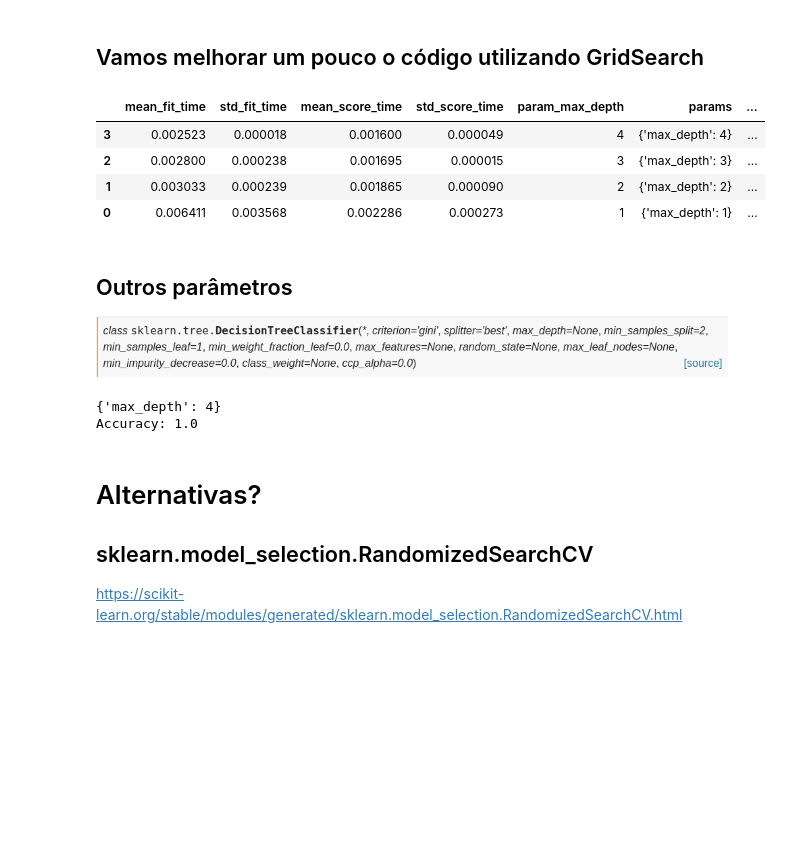
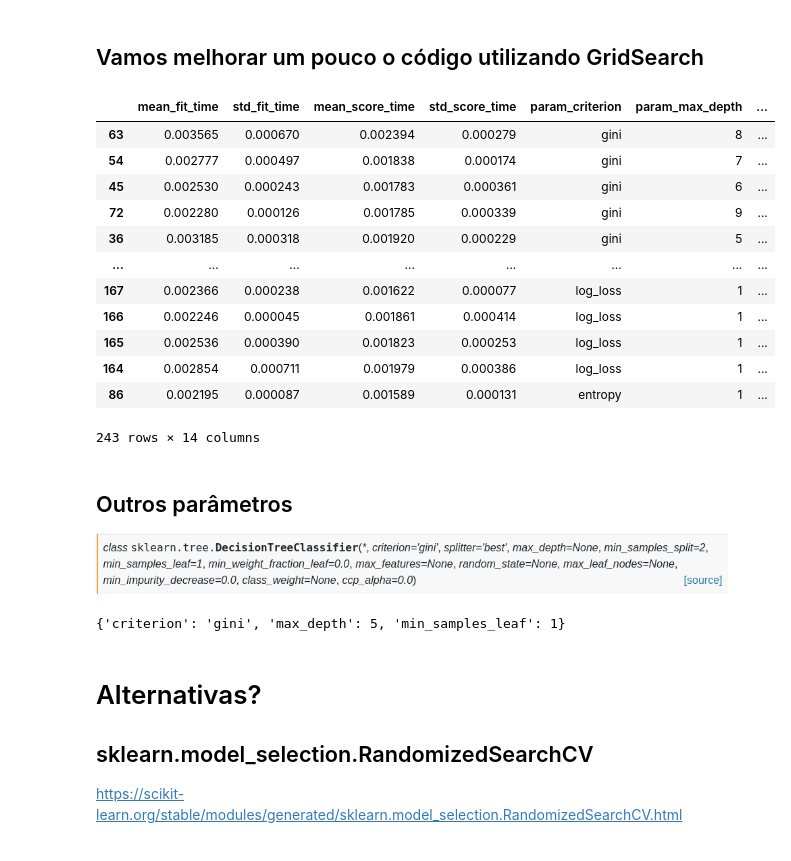
Before and after one commit to Neiva04/Inteligencia-Computacional, a Jupyter notebook: Notes/Hyperparameter_Search.ipynb, the cells around one changed output. Drawn from its saved outputs; the diff is of its cells as text; code cells hidden in the pictures; blank space fills up the shorter version.

```diff
--- a/Notes/Hyperparameter_Search.ipynb
+++ b/Notes/Hyperparameter_Search.ipynb
@@ -83,48 +89,65 @@ from sklearn.tree import DecisionTreeClassifier
 from sklearn.model_selection import GridSearchCV
 from sklearn.metrics import accuracy_score
 
 # Define the decision tree model
 dt = DecisionTreeClassifier(random_state=42)
 
 # Define the hyperparameters to tune
 params = {
-    'max_depth': [1, 2, 3, 4]
+    #list(range(ini, fim))
+    'max_depth': [1, 2, 3, 4, 5, 6 , 7, 8, 9],
+    'min_samples_leaf': [1, 2, 3, 4, 5, 6, 7, 8, 9],
+    'criterion': ['gini','entropy', 'log_loss']
+
 }
 
 # Use GridSearchCV to search over the hyperparameters
 # https://scikit-learn.org/stable/modules/generated/sklearn.model_selection.GridSearchCV.html
 # Parameter 'cv': Determines the cross-validation splitting strategy.
 grid_search = GridSearchCV(dt, params, cv=3, scoring='accuracy')
 grid_search.fit(X_train, y_train)
 
 # Create a dataframe from the cv_results_ attribute
 results_df = pd.DataFrame(grid_search.cv_results_)
 
 # Select only the columns that you're interested in
 # cols_to_keep = ['param_max_depth', 'mean_test_score', 'std_test_score']
 cols_to_keep = results_df.columns
 results_df = results_df[cols_to_keep]
 
 # Sort the dataframe by mean_test_score in descending order
 results_df = results_df.sort_values(by='mean_test_score', ascending=False)
 
 # Print the dataframe
 results_df
 # %% [output]
-|  | mean_fit_time | std_fit_time | mean_score_time | std_score_time | param_max_depth | params | ... |
-| 3 | 0.002523 | 0.000018 | 0.001600 | 0.000049 | 4 | {'max_depth': 4} | ... |
-| 2 | 0.002800 | 0.000238 | 0.001695 | 0.000015 | 3 | {'max_depth': 3} | ... |
-| 1 | 0.003033 | 0.000239 | 0.001865 | 0.000090 | 2 | {'max_depth': 2} | ... |
-| 0 | 0.006411 | 0.003568 | 0.002286 | 0.000273 | 1 | {'max_depth': 1} | ... |
+|  | mean_fit_time | std_fit_time | mean_score_time | std_score_time | param_criterion | param_max_depth | ... |
+| 63 | 0.003565 | 0.000670 | 0.002394 | 0.000279 | gini | 8 | ... |
+| 54 | 0.002777 | 0.000497 | 0.001838 | 0.000174 | gini | 7 | ... |
+| 45 | 0.002530 | 0.000243 | 0.001783 | 0.000361 | gini | 6 | ... |
+| 72 | 0.002280 | 0.000126 | 0.001785 | 0.000339 | gini | 9 | ... |
+| 36 | 0.003185 | 0.000318 | 0.001920 | 0.000229 | gini | 5 | ... |
+| ... | ... | ... | ... | ... | ... | ... | ... |
+| 167 | 0.002366 | 0.000238 | 0.001622 | 0.000077 | log_loss | 1 | ... |
+| 166 | 0.002246 | 0.000045 | 0.001861 | 0.000414 | log_loss | 1 | ... |
+| 165 | 0.002536 | 0.000390 | 0.001823 | 0.000253 | log_loss | 1 | ... |
+| 164 | 0.002854 | 0.000711 | 0.001979 | 0.000386 | log_loss | 1 | ... |
+| 86 | 0.002195 | 0.000087 | 0.001589 | 0.000131 | entropy | 1 | ... |
+243 rows × 14 columns
 # %% [markdown]
 ## Outros parâmetros
 
 ![image.png](embedded-picture-1)
+# %%
+grid_search.best_params_
+# %% [output]
+{'criterion': 'gini', 'max_depth': 5, 'min_samples_leaf': 1}
 # %%
 
 # Get the best hyperparameters and fit the model with them
 best_params = grid_search.best_params_
 print(best_params)
+#**best_params (chave valor)
 dt = DecisionTreeClassifier(**best_params, random_state=42)
 dt.fit(X_train, y_train)
 
@@ -132,9 +155,6 @@ dt.fit(X_train, y_train)
 y_pred = dt.predict(X_test)
 accuracy = accuracy_score(y_test, y_pred)
 print("Accuracy:", accuracy)
-# %% [output]
-{'max_depth': 4}
-Accuracy: 1.0
 # %% [markdown]
 # Alternativas?
 
```
Also changed, not shown: parts of 2 cells of this notebook, 1 other file.
